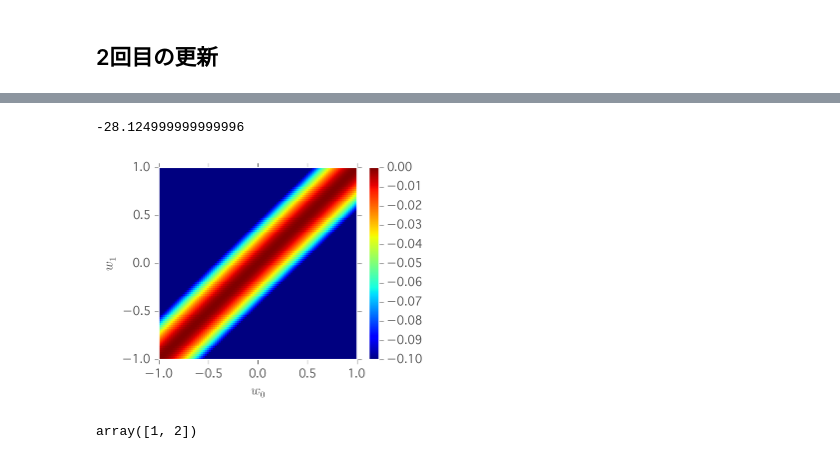
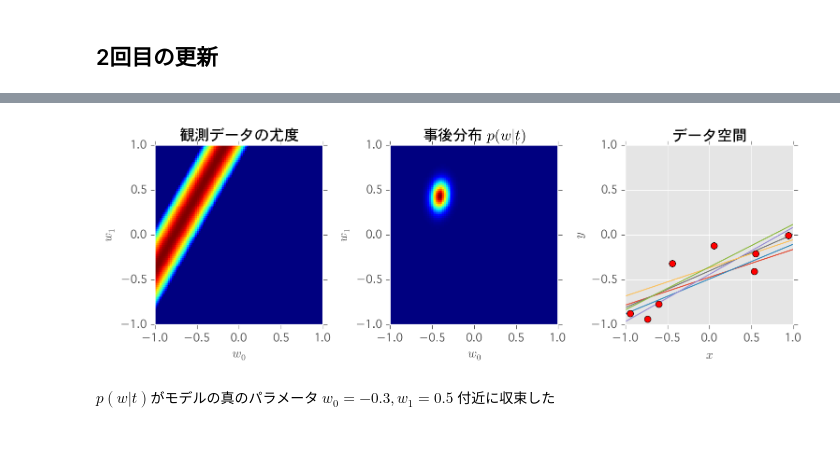
Before and after one commit to hagino3000/notebooks, a Jupyter notebook: PRML/PRML 3.3.ipynb, the cells around one changed output, grey strips where cells are left out. Cells and saved outputs as stored; diff of their text form; code cells hidden in the pictures.

```diff
--- a/PRML/PRML 3.3.ipynb
+++ b/PRML/PRML 3.3.ipynb
@@ -173,35 +181,10 @@ def calc_likelifood(beta, t, x, w):
-# %%
-def plot_likelifood(beta, t, x, title=None):
-    w0 = np.linspace(-1, 1, 100)
-    w1 = np.linspace(-1, 1, 100)
-    W0,W1 = np.meshgrid(w0, w1)
-    L = np.zeros([len(w0), len(w1)])
-    xindex = 0
-    yindex = 0
-    for xi in w0:
-        yindex = 0
-        for yi in w1:
-            L[yindex][xindex] = calc_likelifood(beta, t, x, [xi, yi])
-            yindex += 1
-        xindex += 1
-    plt.figure(figsize=(4, 3))
-    plt.pcolor(W0, W1, L, cmap=plt.cm.jet)
-    plt.clim(0, -0.1)
-    plt.xlabel('$w_0$')
-    plt.ylabel('$w_1$')
-    plt.colorbar()
-    if title:
-        plt.title(title)
-    plt.show()
-# %%
-calc_likelifood(BETA, 0, 0.5, [1, 1])
-# %% [output]
--28.124999999999996
-# %%
-plot_likelifood(1, 0, -1)
-# %% [output]
-[figure, removed]
-# %%
-np.array([1, 2])
-# %% [output]
-array([1, 2])
+# %%
+fig, axis = plt.subplots(1, 3, figsize=(11, 3))
+plt.subplots_adjust(wspace=0.4)
+plot_likelifood(beta=BETA, t=train_t[-1], x=train_x[-1], title=u'観測データの尤度', ax=axis[0])
+plot_probability(mean=mn, cov=sn, title=u'事後分布 $p(w|t)$', ax=axis[1])
+plot_lines(mn, sn, ax=axis[2])
+# %% [output]
+[figure, added]
+# %% [markdown]
+$p(w|t)$がモデルの真のパラメータ $w_0 = -0.3, w_1 = 0.5$ 付近に収束した
```
Also changed, not shown: parts of 27 cells of this notebook.
